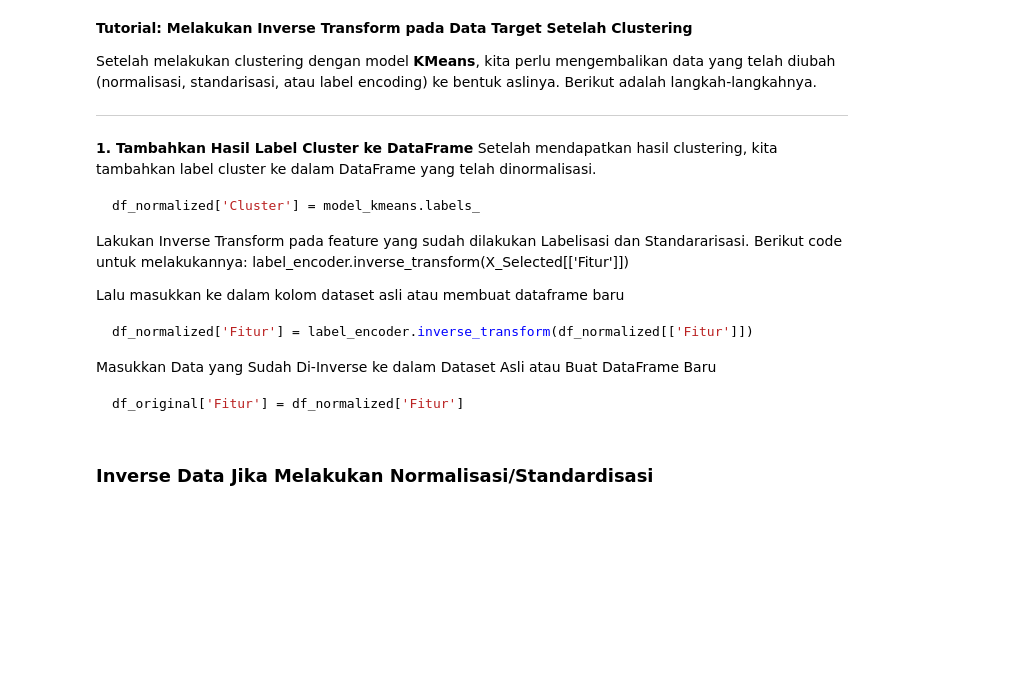
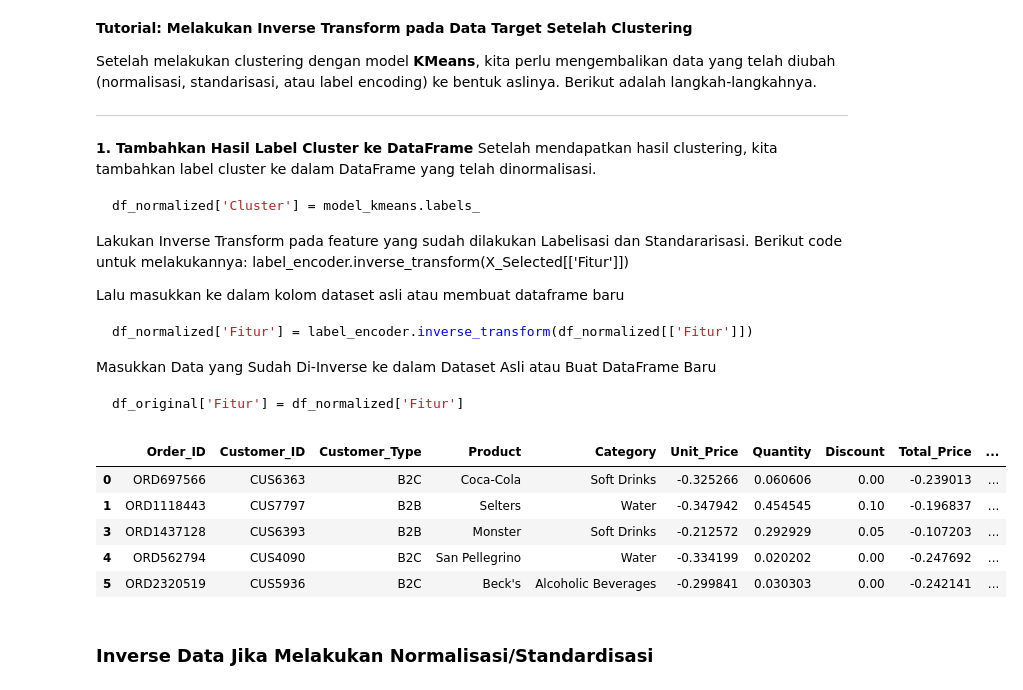
Before and after one commit to adrianramadhan/beverage-sales-ml-submission, a Jupyter notebook: [Clustering]_Submission_Akhir_BMLP_AdrianPutraRamadhan.ipynb, the cells around one changed output. Cells and saved outputs as stored; diff of their text form; code cells hidden in the pictures; blank space fills up the shorter version.

```diff
--- a/[Clustering]_Submission_Akhir_BMLP_AdrianPutraRamadhan.ipynb
+++ b/[Clustering]_Submission_Akhir_BMLP_AdrianPutraRamadhan.ipynb
@@ -696,3 +694,15 @@ df_original['Fitur'] = df_normalized['Fitur']
+# %%
+# Menggunakan model clustering yang telah dilatih dengan fitur terpilih
+df_original = df_clean.copy()
+df_original['Cluster'] = kmeans_selected.labels_
+df_original.head()
+# %% [output]
+|  | Order_ID | Customer_ID | Customer_Type | Product | Category | Unit_Price | Quantity | Discount | Total_Price | ... |
+| 0 | ORD697566 | CUS6363 | B2C | Coca-Cola | Soft Drinks | -0.325266 | 0.060606 | 0.00 | -0.239013 | ... |
+| 1 | ORD1118443 | CUS7797 | B2B | Selters | Water | -0.347942 | 0.454545 | 0.10 | -0.196837 | ... |
+| 3 | ORD1437128 | CUS6393 | B2B | Monster | Soft Drinks | -0.212572 | 0.292929 | 0.05 | -0.107203 | ... |
+| 4 | ORD562794 | CUS4090 | B2C | San Pellegrino | Water | -0.334199 | 0.020202 | 0.00 | -0.247692 | ... |
+| 5 | ORD2320519 | CUS5936 | B2C | Beck's | Alcoholic Beverages | -0.299841 | 0.030303 | 0.00 | -0.242141 | ... |
 # %% [markdown]
 ### Inverse Data Jika Melakukan Normalisasi/Standardisasi
 # %% [markdown]
```
Also changed, not shown: parts of 13 cells of this notebook, 1 other file.
